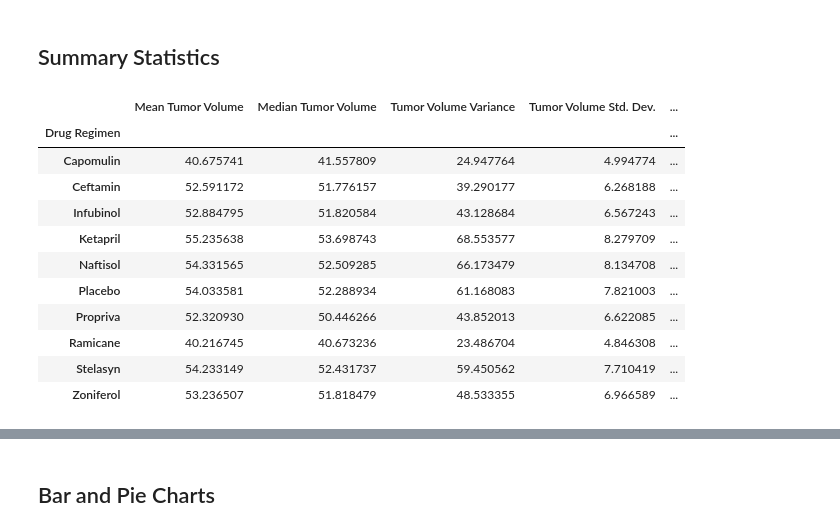
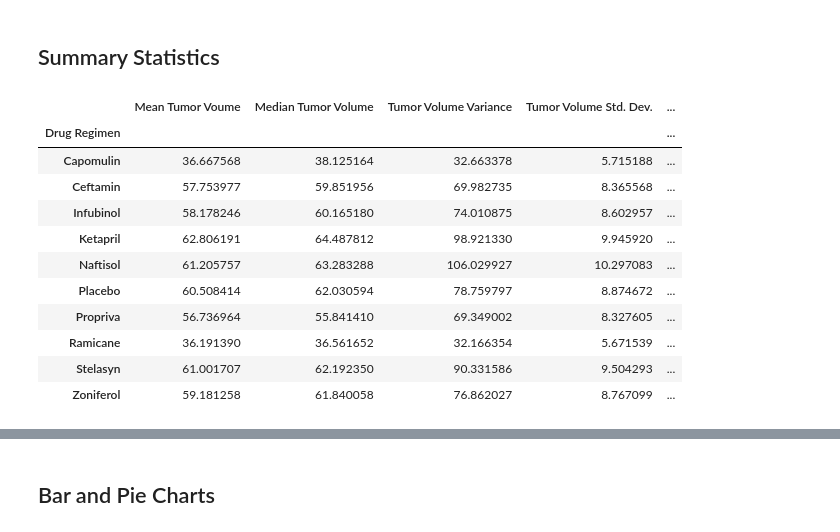
Before and after one commit to EBPaz/Plotting_Challenge, a Jupyter notebook: Pymaceuticals/pymaceuticals_starter.ipynb, the cells around one changed output, grey strips where cells are left out. Drawn from its saved outputs; the diff is of its cells as text; code cells hidden in the pictures.

```diff
--- a/Pymaceuticals/pymaceuticals_starter.ipynb
+++ b/Pymaceuticals/pymaceuticals_starter.ipynb
@@ -21,7 +21,7 @@ mouse_metadata = pd.read_csv(mouse_metadata_path)
 study_results = pd.read_csv(study_results_path)
 
 # Combine the data into a single DataFrame
-pymaceutical_main=pd.merge(mouse_metadata, study_results, how ="outer", on = "Mouse ID")
+pymaceutical_main=pd.merge(study_results, mouse_metadata, how ="outer", on = "Mouse ID")
 
 # Display the data table for preview
 pymaceutical_main
@@ -71,4 +74,6 @@ KeyError: 'Timepoint'
 # %%
 # Create a clean DataFrame by dropping the duplicate mouse by its ID.
+pymaceutical_clean = pymaceutical_main.drop_duplicates(subset = ["Mouse ID"],keep = "last")
+pymaceutical_clean
 # %% [output]
 |  | Mouse ID | Timepoint | Tumor Volume (mm3) | Metastatic Sites | Drug Regimen | Sex | Age_months | ... |
@@ -86,22 +100,38 @@ KeyError: 'Timepoint'
 # %%
 # Generate a summary statistics table of mean, median, variance, standard deviation, and SEM of the tumor volume for each regimen
 
 # Use groupby and summary statistical methods to calculate the following properties of each drug regimen:
 # mean, median, variance, standard deviation, and SEM of the tumor volume.
+mean_tumor_volume = pymaceutical_clean["Tumor Volume (mm3)"].groupby(pymaceutical_clean["Drug Regimen"]).mean()
+median_tumor_volume = pymaceutical_clean["Tumor Volume (mm3)"].groupby(pymaceutical_clean["Drug Regimen"]).median()
+tumor_volume_variance = pymaceutical_clean["Tumor Volume (mm3)"].groupby(pymaceutical_clean["Drug Regimen"]).var()
+tumor_volume_stddev = pymaceutical_clean["Tumor Volume (mm3)"].groupby(pymaceutical_clean["Drug Regimen"]).std()
+tumor_volume_SEM = pymaceutical_clean["Tumor Volume (mm3)"].groupby(pymaceutical_clean["Drug Regimen"]).sem()
+
 # Assemble the resulting series into a single summary DataFrame.
+summary_df = pd.DataFrame(
+    {
+    "Mean Tumor Voume":mean_tumor_volume,
+    "Median Tumor Volume":median_tumor_volume,
+    "Tumor Volume Variance":tumor_volume_variance,
+    "Tumor Volume Std. Dev.": tumor_volume_stddev,
+    "Tumor Volume Std. Err.":tumor_volume_SEM
+    }
+)
+summary_df
 # %% [output]
-|  | Mean Tumor Volume | Median Tumor Volume | Tumor Volume Variance | Tumor Volume Std. Dev. | ... |
+|  | Mean Tumor Voume | Median Tumor Volume | Tumor Volume Variance | Tumor Volume Std. Dev. | ... |
 | Drug Regimen |  |  |  |  | ... |
-| Capomulin | 40.675741 | 41.557809 | 24.947764 | 4.994774 | ... |
-| Ceftamin | 52.591172 | 51.776157 | 39.290177 | 6.268188 | ... |
-| Infubinol | 52.884795 | 51.820584 | 43.128684 | 6.567243 | ... |
-| Ketapril | 55.235638 | 53.698743 | 68.553577 | 8.279709 | ... |
-| Naftisol | 54.331565 | 52.509285 | 66.173479 | 8.134708 | ... |
-| Placebo | 54.033581 | 52.288934 | 61.168083 | 7.821003 | ... |
-| Propriva | 52.320930 | 50.446266 | 43.852013 | 6.622085 | ... |
-| Ramicane | 40.216745 | 40.673236 | 23.486704 | 4.846308 | ... |
-| Stelasyn | 54.233149 | 52.431737 | 59.450562 | 7.710419 | ... |
-| Zoniferol | 53.236507 | 51.818479 | 48.533355 | 6.966589 | ... |
+| Capomulin | 36.667568 | 38.125164 | 32.663378 | 5.715188 | ... |
+| Ceftamin | 57.753977 | 59.851956 | 69.982735 | 8.365568 | ... |
+| Infubinol | 58.178246 | 60.165180 | 74.010875 | 8.602957 | ... |
+| Ketapril | 62.806191 | 64.487812 | 98.921330 | 9.945920 | ... |
+| Naftisol | 61.205757 | 63.283288 | 106.029927 | 10.297083 | ... |
+| Placebo | 60.508414 | 62.030594 | 78.759797 | 8.874672 | ... |
+| Propriva | 56.736964 | 55.841410 | 69.349002 | 8.327605 | ... |
+| Ramicane | 36.191390 | 36.561652 | 32.166354 | 5.671539 | ... |
+| Stelasyn | 61.001707 | 62.192350 | 90.331586 | 9.504293 | ... |
+| Zoniferol | 59.181258 | 61.840058 | 76.862027 | 8.767099 | ... |
 # %%
 # A more advanced method to generate a summary statistics table of mean, median, variance, standard deviation,
 # and SEM of the tumor volume for each regimen (only one method is required in the solution)
```
Also changed, not shown: parts of 7 cells of this notebook, 1 other file.
